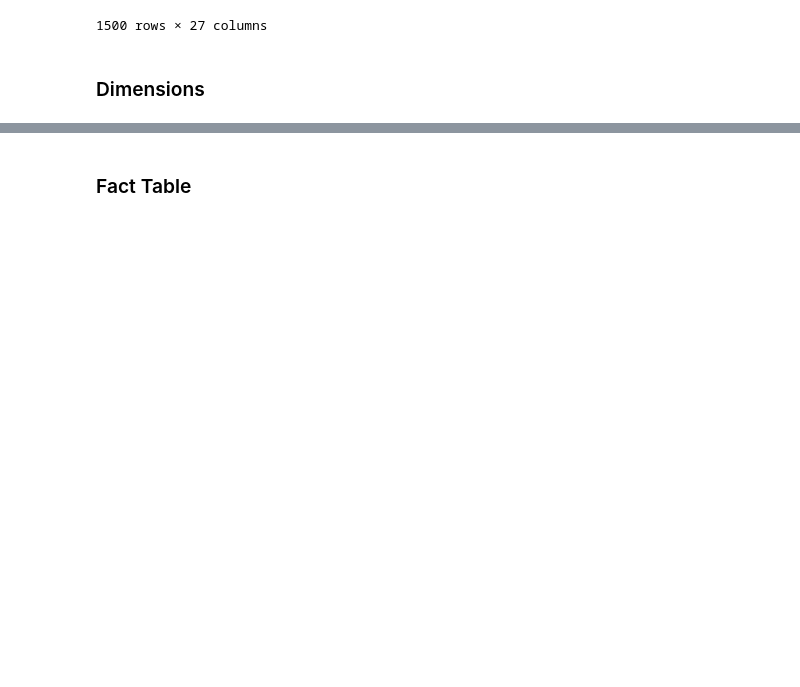
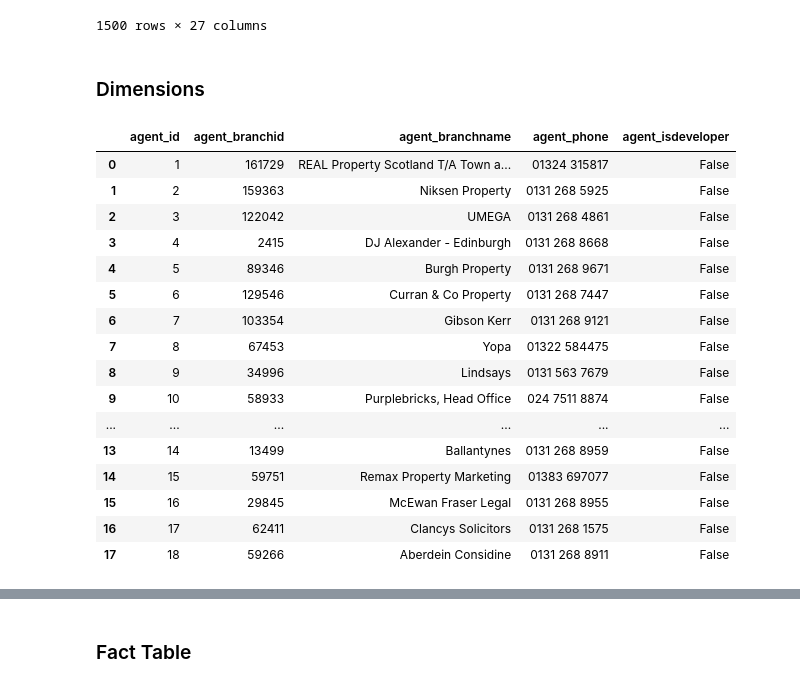
Before and after one commit to AnnieFiB/OtherProjects, a Jupyter notebook: DataEngineering/API_WebScr/zooplaAPIpresentation.ipynb, the cells around one changed output, grey strips where cells are left out. Saved outputs shown, nothing was run; the diff lists cells and outputs as text; code cells hidden in the pictures; blank space fills up the shorter version.

```diff
--- a/DataEngineering/API_WebScr/zooplaAPIpresentation.ipynb
+++ b/DataEngineering/API_WebScr/zooplaAPIpresentation.ipynb
@@ -193,7 +212,27 @@ df_clean
 # %%
 # Agent Dimension : for agent details
 dim_agent = df_clean[["agent_branchid", "agent_branchname", "agent_phone", "agent_isdeveloper"]].drop_duplicates().reset_index(drop=True)
 dim_agent["agent_id"] = dim_agent.index + 1
+dim_agent = dim_agent[["agent_id", "agent_branchid", "agent_branchname", "agent_phone", "agent_isdeveloper"]]
+dim_agent
+# %% [output]
+|  | agent_id | agent_branchid | agent_branchname | agent_phone | agent_isdeveloper |
+| 0 | 1 | 161729 | REAL Property Scotland T/A Town a... | 01324 315817 | False |
+| 1 | 2 | 159363 | Niksen Property | 0131 268 5925 | False |
+| 2 | 3 | 122042 | UMEGA | 0131 268 4861 | False |
+| 3 | 4 | 2415 | DJ Alexander - Edinburgh | 0131 268 8668 | False |
+| 4 | 5 | 89346 | Burgh Property | 0131 268 9671 | False |
+| 5 | 6 | 129546 | Curran & Co Property | 0131 268 7447 | False |
+| 6 | 7 | 103354 | Gibson Kerr | 0131 268 9121 | False |
+| 7 | 8 | 67453 | Yopa | 01322 584475 | False |
+| 8 | 9 | 34996 | Lindsays | 0131 563 7679 | False |
+| 9 | 10 | 58933 | Purplebricks, Head Office | 024 7511 8874 | False |
+| ... | ... | ... | ... | ... | ... |
+| 13 | 14 | 13499 | Ballantynes | 0131 268 8959 | False |
+| 14 | 15 | 59751 | Remax Property Marketing | 01383 697077 | False |
+| 15 | 16 | 29845 | McEwan Fraser Legal | 0131 268 8955 | False |
+| 16 | 17 | 62411 | Clancys Solicitors | 0131 268 1575 | False |
+| 17 | 18 | 59266 | Aberdein Considine | 0131 268 8911 | False |
 # %%
 # Location Dimension : for geospatial and address data
 location_cols = ["address_line", "city", "postcode", "latitude", "longitude"]
```
Also changed, not shown: parts of 10 cells of this notebook, 3 other files.
